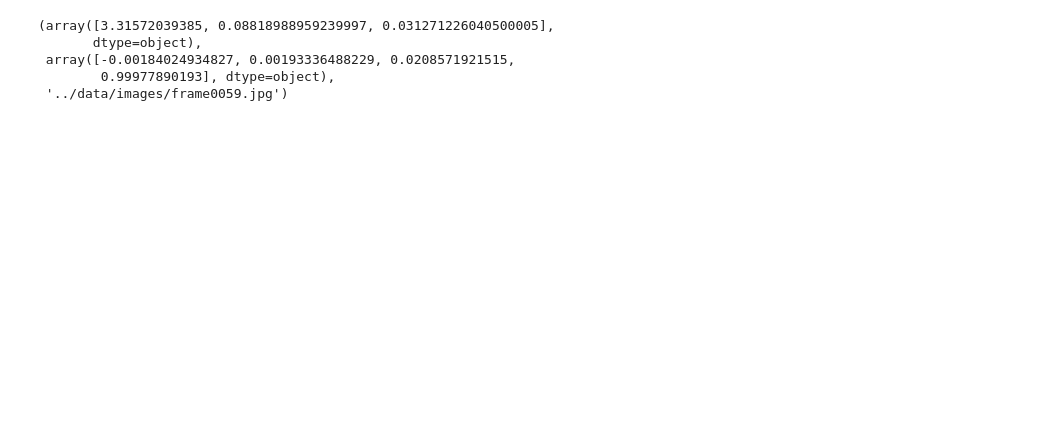
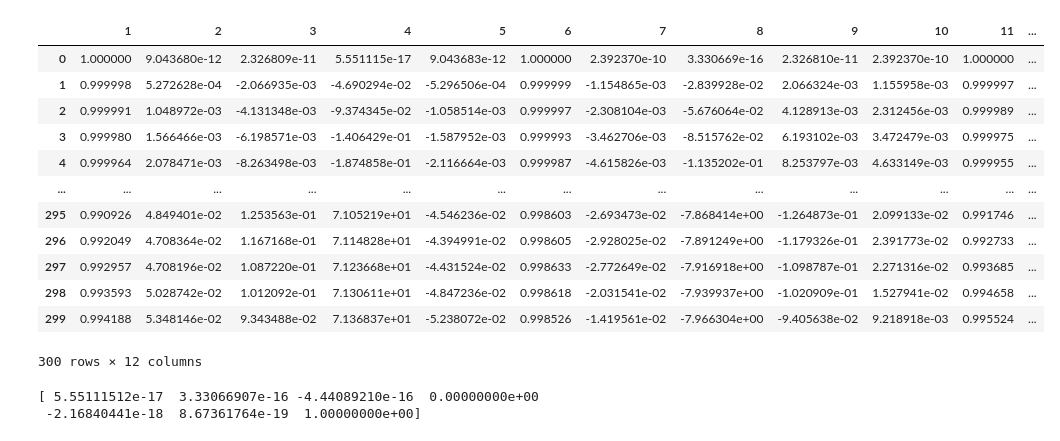
Before and after one commit to Harsharma2308/camTracking_GTSAM, a Jupyter notebook: cam_tracking/src/read_kitti_orb_poses.ipynb, the cells around one changed output. Saved outputs shown, nothing was run; the diff lists cells and outputs as text; code cells hidden in the pictures; blank space fills up the shorter version.

```diff
--- a/cam_tracking/src/read_kitti_orb_poses.ipynb
+++ b/cam_tracking/src/read_kitti_orb_poses.ipynb
@@ -4,0 +65,4 @@ import cv2
+# %%
+orb_pose_df = get_orb_pose_df()
+orb_poses_in_world,orb_poses_df_world = get_orb_poses_world(orb_pose_df)
+orb_poses_df_world.to_csv('../data/orb_poses_world_full.csv')
@@ -13,3 +138,43 @@ def create_merged_df():
+# %%
+def get_orb_pose_df():
+    orb_pose_df = pd.read_csv('../data/orb_poses_full_removed_emptycolumns.csv')
+    return orb_pose_df
+def get_kitti_gt_poses_df():
+    kitti_gt_poses_df=pd.read_csv('../data/gt_poses_00.txt',sep=" ",header=None,nrows=300)
+    kitti_gt_poses_df.columns=np.arange(1,13)
+    return kitti_gt_poses_df
+df=get_kitti_gt_poses_df()
+df
+# %% [output]
+|  | 1 | 2 | 3 | 4 | 5 | 6 | 7 | 8 | 9 | 10 | 11 | ... |
+| 0 | 1.000000 | 9.043680e-12 | 2.326809e-11 | 5.551115e-17 | 9.043683e-12 | 1.000000 | 2.392370e-10 | 3.330669e-16 | 2.326810e-11 | 2.392370e-10 | 1.000000 | ... |
+| 1 | 0.999998 | 5.272628e-04 | -2.066935e-03 | -4.690294e-02 | -5.296506e-04 | 0.999999 | -1.154865e-03 | -2.839928e-02 | 2.066324e-03 | 1.155958e-03 | 0.999997 | ... |
+| 2 | 0.999991 | 1.048972e-03 | -4.131348e-03 | -9.374345e-02 | -1.058514e-03 | 0.999997 | -2.308104e-03 | -5.676064e-02 | 4.128913e-03 | 2.312456e-03 | 0.999989 | ... |
+| 3 | 0.999980 | 1.566466e-03 | -6.198571e-03 | -1.406429e-01 | -1.587952e-03 | 0.999993 | -3.462706e-03 | -8.515762e-02 | 6.193102e-03 | 3.472479e-03 | 0.999975 | ... |
+| 4 | 0.999964 | 2.078471e-03 | -8.263498e-03 | -1.874858e-01 | -2.116664e-03 | 0.999987 | -4.615826e-03 | -1.135202e-01 | 8.253797e-03 | 4.633149e-03 | 0.999955 | ... |
+| ... | ... | ... | ... | ... | ... | ... | ... | ... | ... | ... | ... | ... |
+| 295 | 0.990926 | 4.849401e-02 | 1.253563e-01 | 7.105219e+01 | -4.546236e-02 | 0.998603 | -2.693473e-02 | -7.868414e+00 | -1.264873e-01 | 2.099133e-02 | 0.991746 | ... |
+| 296 | 0.992049 | 4.708364e-02 | 1.167168e-01 | 7.114828e+01 | -4.394991e-02 | 0.998605 | -2.928025e-02 | -7.891249e+00 | -1.179326e-01 | 2.391773e-02 | 0.992733 | ... |
+| 297 | 0.992957 | 4.708196e-02 | 1.087220e-01 | 7.123668e+01 | -4.431524e-02 | 0.998633 | -2.772649e-02 | -7.916918e+00 | -1.098787e-01 | 2.271316e-02 | 0.993685 | ... |
+| 298 | 0.993593 | 5.028742e-02 | 1.012092e-01 | 7.130611e+01 | -4.847236e-02 | 0.998618 | -2.031541e-02 | -7.939937e+00 | -1.020909e-01 | 1.527941e-02 | 0.994658 | ... |
+| 299 | 0.994188 | 5.348146e-02 | 9.343488e-02 | 7.136837e+01 | -5.238072e-02 | 0.998526 | -1.419561e-02 | -7.966304e+00 | -9.405638e-02 | 9.218918e-03 | 0.995524 | ... |
+300 rows × 12 columns
+# %%
+def get_static_tf_transform(orb_first_frame_no=0):
+    kitti_gt_poses_file = open('../data/gt_poses_00.txt')
+    kitti_gt_poses = kitti_gt_poses_file.readlines()
+    kitti_gt_poses = kitti_gt_poses[orb_first_frame_no].split(' ')
+    map_world_frame = np.array(kitti_gt_poses).astype(np.float32).reshape(3,4)
+    rot,trans=map_world_frame[:3,:3],map_world_frame[:3,3]
+    quat = R.from_matrix(rot).as_quat()
+    static_tf = np.concatenate((trans,quat)) #x,y,z,qx,qy,qz,qw
+    print(static_tf)
+
+
+get_static_tf_transform()
+# %% [output]
+[ 5.55111512e-17  3.33066907e-16 -4.44089210e-16  0.00000000e+00
+ -2.16840441e-18  8.67361764e-19  1.00000000e+00]
 # %%
 def process_original_kitti_df():
     kitti_images_df = pd.read_csv('../data/kitti_images.csv')
@@ -29,11 +194,3 @@ for index, entry in merged_df.iterrows():
     orb_pose = entry[['x','y','z','qx','qy','qz','qw']].values
     t,q = orb_pose[:3],orb_pose[3:]
     break
-# %%
-t,q,imagepath
-# %% [output]
-(array([3.31572039385, 0.08818988959239997, 0.031271226040500005],
-       dtype=object),
- array([-0.00184024934827, 0.00193336488229, 0.0208571921515,
-        0.99977890193], dtype=object),
- '../data/images/frame0059.jpg')
```
Also changed, not shown: parts of 9 cells of this notebook, 15 other files.
